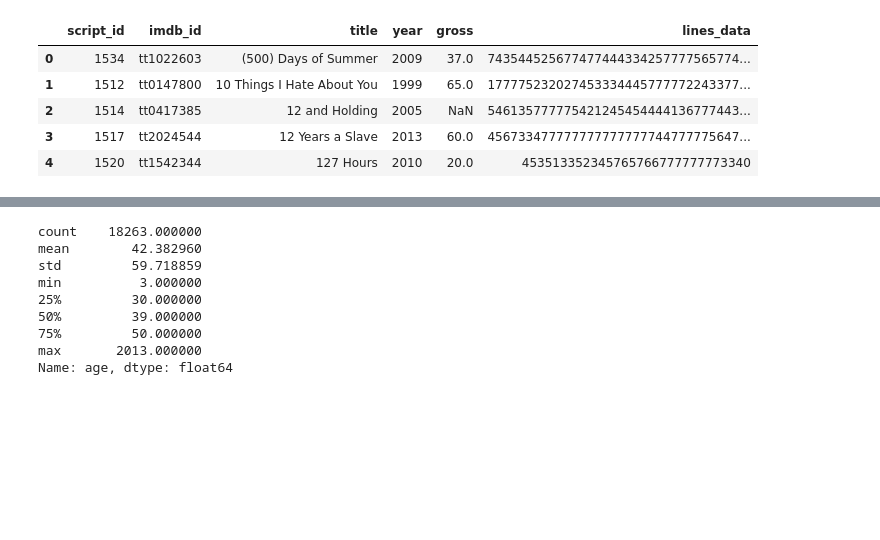
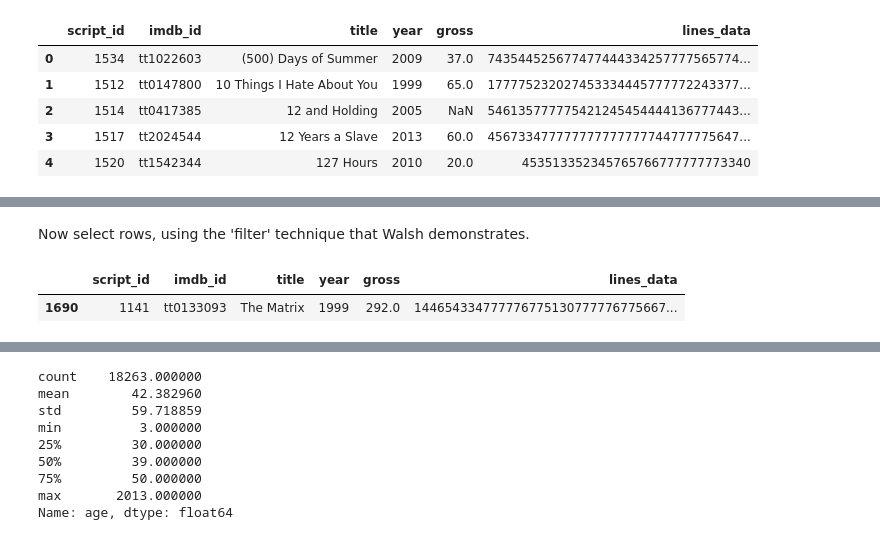
Before and after one commit to tedunderwood/is417, a Jupyter notebook: labs/Feb1Pandas/MoviesAndStatistics.ipynb, the cells around one changed output, grey strips where cells are left out. Drawn from its saved outputs; the diff is of its cells as text; code cells hidden in the pictures; blank space fills up the shorter version.

```diff
--- a/labs/Feb1Pandas/MoviesAndStatistics.ipynb
+++ b/labs/Feb1Pandas/MoviesAndStatistics.ipynb
@@ -51,0 +75,8 @@ movies.head()
+# %% [markdown]
+Now select rows, using the 'filter' technique that Walsh demonstrates.
+# %%
+matrix_title_filter = movies['title'] == 'The Matrix'
+movies[matrix_title_filter]
+# %% [output]
+|  | script_id | imdb_id | title | year | gross | lines_data |
+| 1690 | 1141 | tt0133093 | The Matrix | 1999 | 292.0 | 144654334777776775130777776775667... |
```
Also changed, not shown: parts of 9 cells of this notebook.
